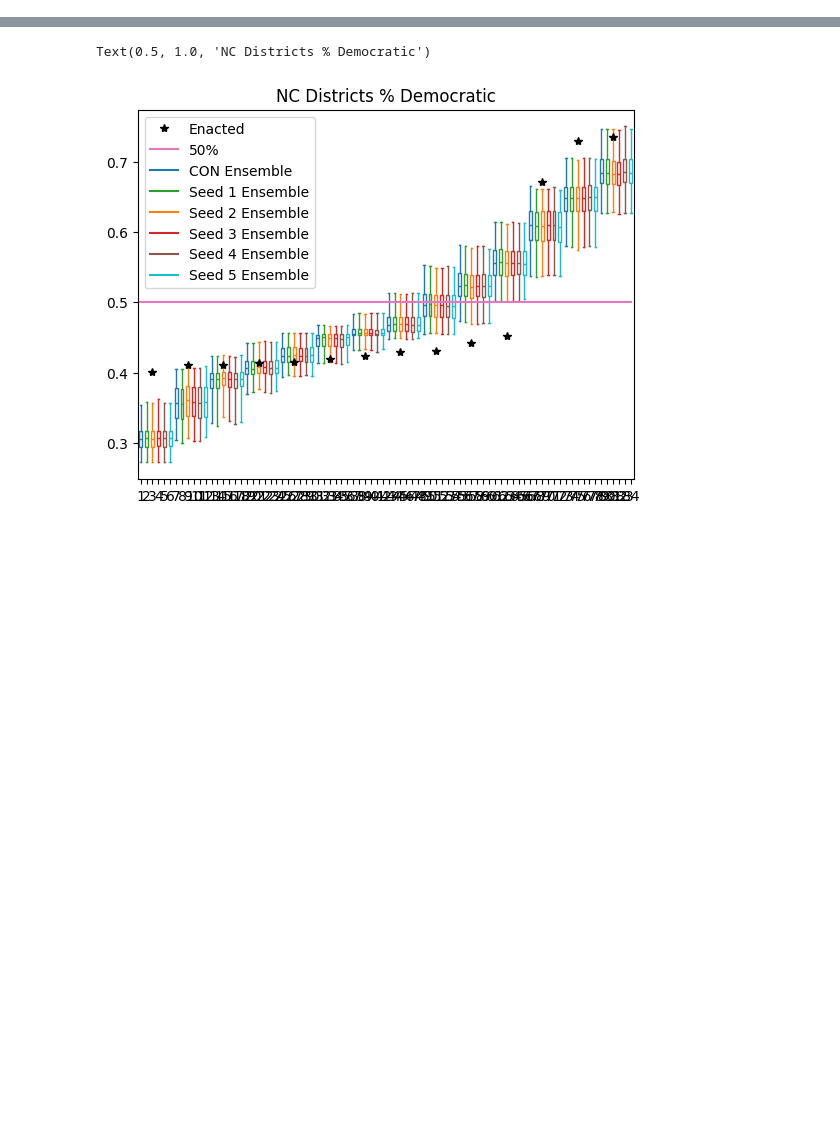
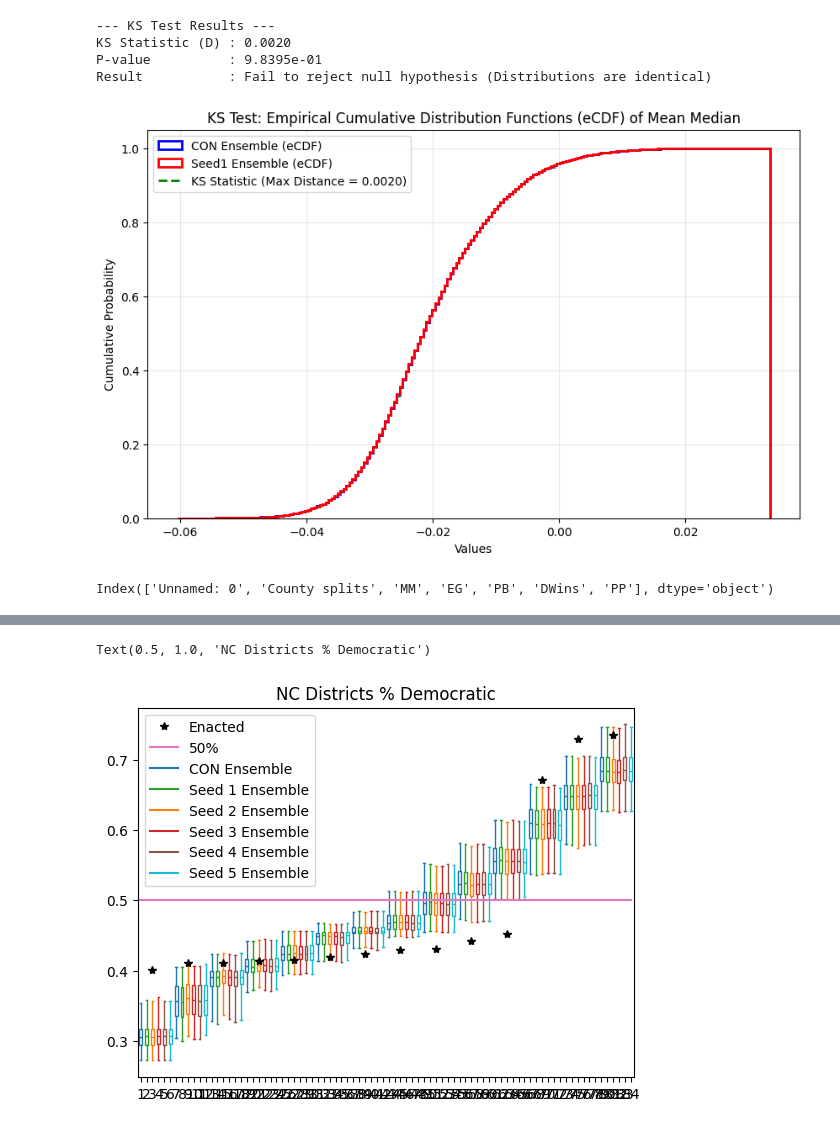
Before and after one commit to angela-moon/vra-analysis-south, a Jupyter notebook: NC/NC_Process_Ensemble_Outputs.ipynb, the cells around one changed output, grey strips where cells are left out. Saved outputs shown, nothing was run; the diff lists cells and outputs as text; code cells hidden in the pictures; blank space fills up the shorter version.

```diff
--- a/NC/NC_Process_Ensemble_Outputs.ipynb
+++ b/NC/NC_Process_Ensemble_Outputs.ipynb
@@ -19,0 +78,12 @@ for t in ts[1:]:
+# %%
+ks_test_plot(df['MM'].dropna().to_numpy(),df_seed1['MM'].dropna().to_numpy(),"CON Ensemble","Seed1 Ensemble", "Mean Median")
+# %% [output]
+--- KS Test Results ---
+KS Statistic (D) : 0.0020
+P-value          : 9.8395e-01
+Result           : Fail to reject null hypothesis (Distributions are identical)
+[figure, added]
+# %%
+df.keys()
+# %% [output]
+Index(['Unnamed: 0', 'County splits', 'MM', 'EG', 'PB', 'DWins', 'PP'], dtype='object')
```
Also changed, not shown: parts of 21 cells of this notebook, 2 other files.
